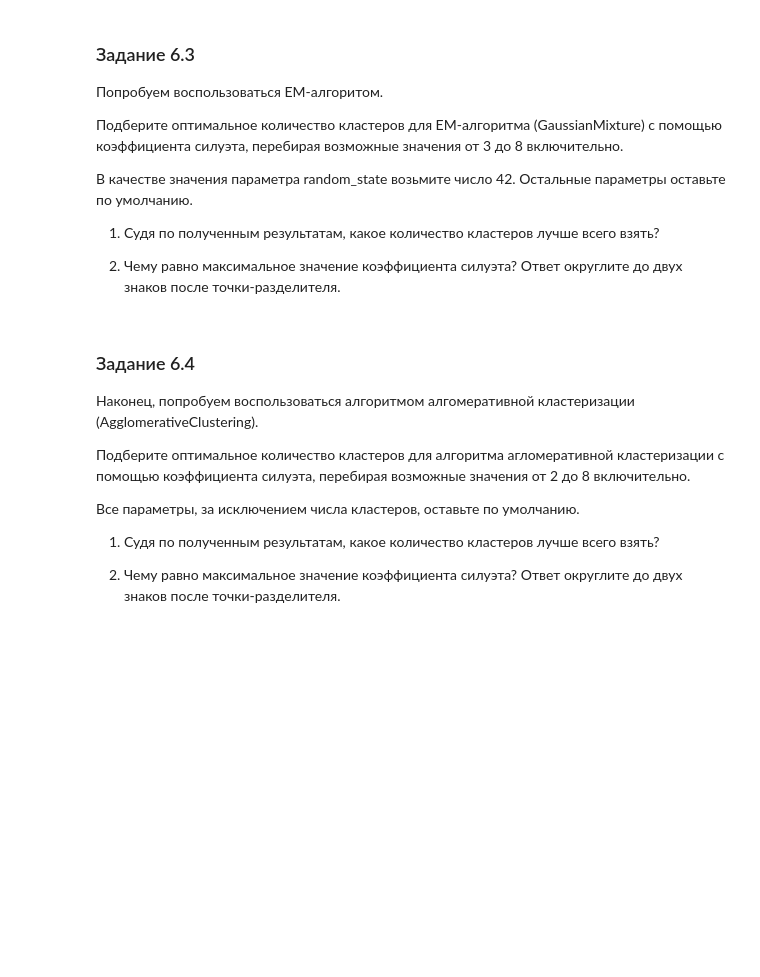
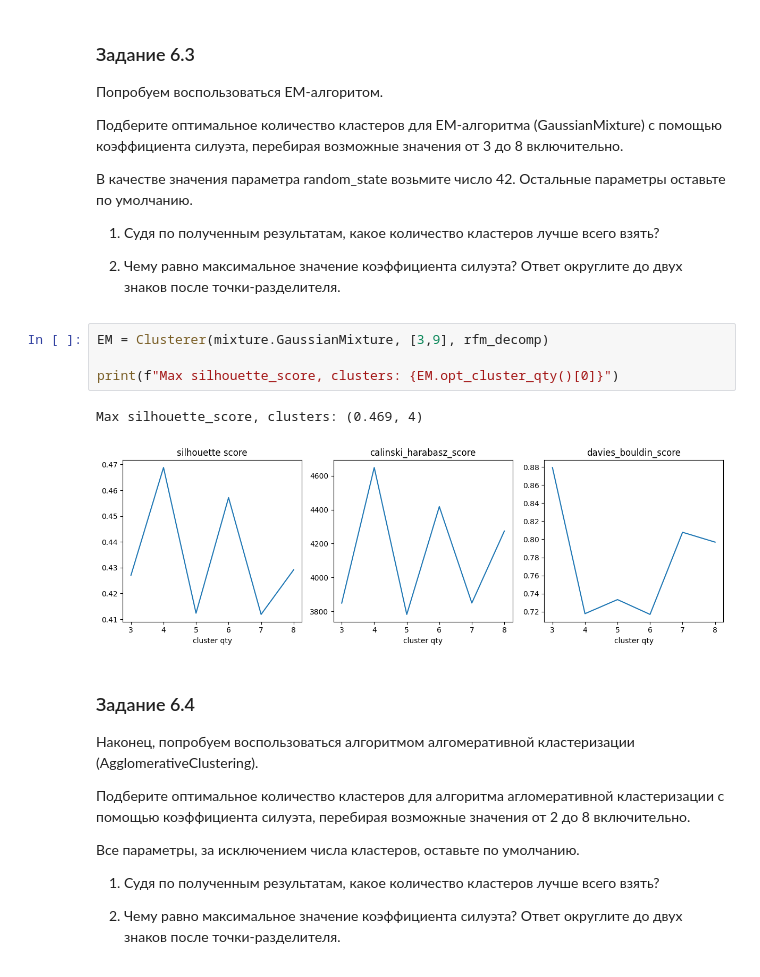
Before and after one commit to ssiarhei115/Shop-customers-segmentation, a Jupyter notebook: code.ipynb, the cells around one changed output. Drawn from its saved outputs; the diff is of its cells as text; blank space fills up the shorter version.

```diff
--- a/code.ipynb
+++ b/code.ipynb
@@ -973,6 +997,13 @@ sns.scatterplot(data=rfm_decomp, x=rfm_decomp[:,0], y=rfm_decomp[:,1]);
 1) Судя по полученным результатам, какое количество кластеров лучше всего взять?
 
 2) Чему равно максимальное значение коэффициента силуэта? Ответ округлите до двух знаков после точки-разделителя.
+# %%
+EM = Clusterer(mixture.GaussianMixture, [3,9], rfm_decomp)
+
+print(f"Max silhouette_score, clusters: {EM.opt_cluster_qty()[0]}")
+# %% [output]
+Max silhouette_score, clusters: (0.469, 4)
+[figure, added]
 # %% [markdown]
 ### Задание 6.4
 Наконец, попробуем воспользоваться алгоритмом алгомеративной кластеризации (AgglomerativeClustering).
```
Also changed, not shown: parts of 8 cells of this notebook.
